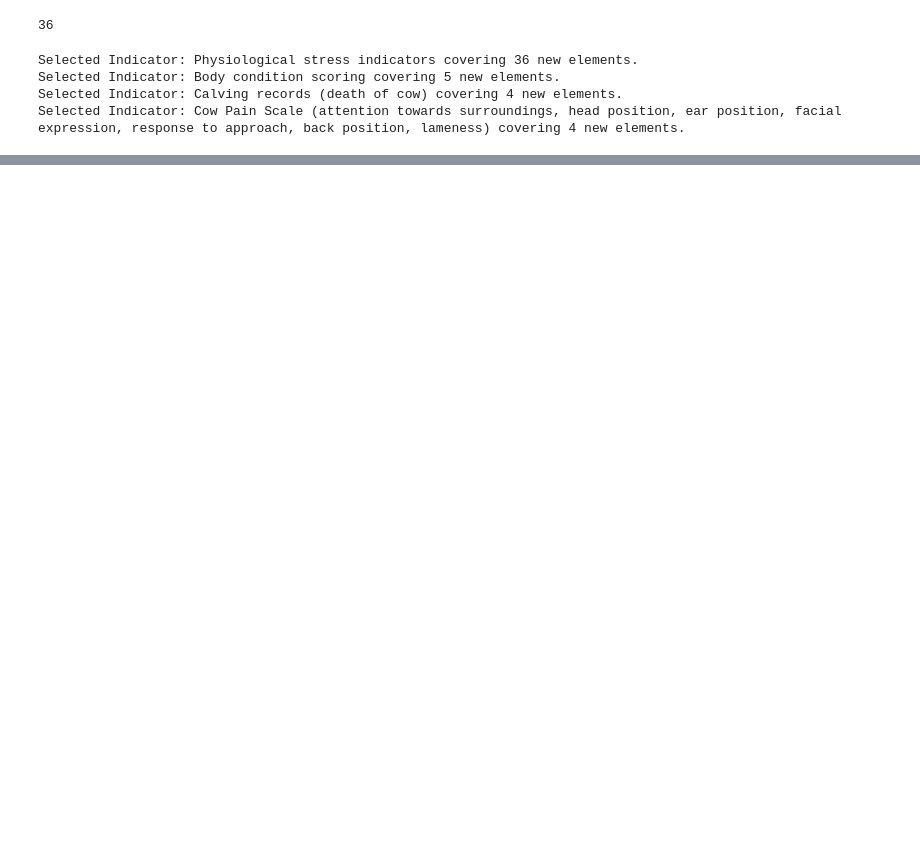
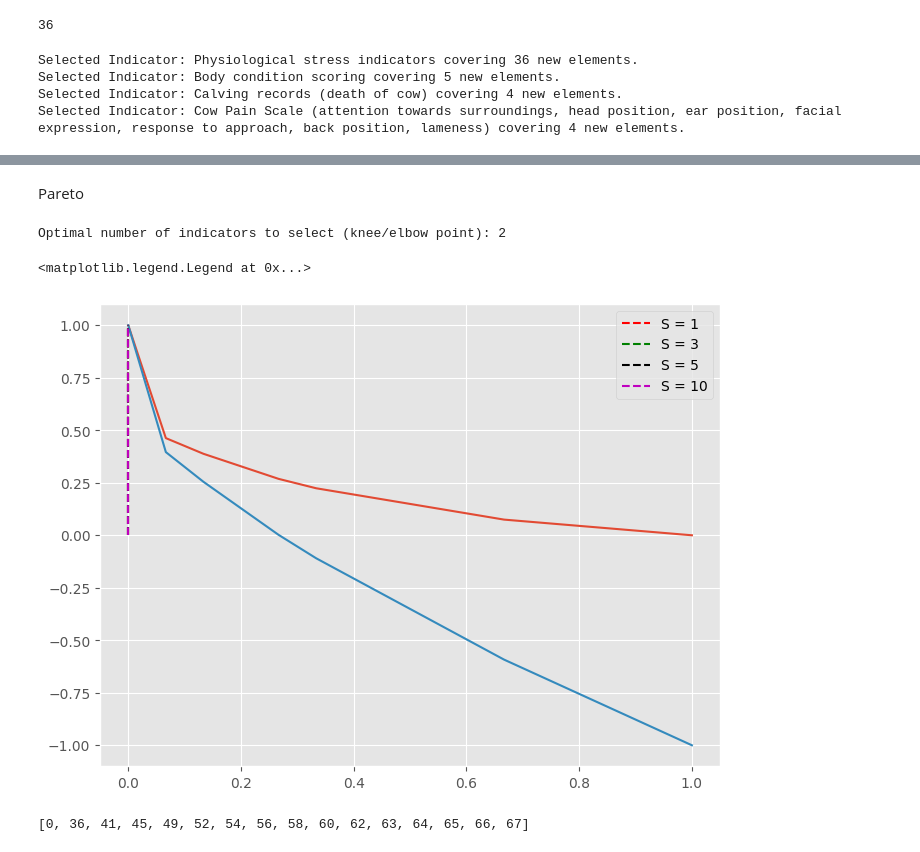
Before and after one commit to mentis-dev/welfare_indicators, a Jupyter notebook: notebook/simple.ipynb, the cells around one changed output, grey strips where cells are left out. Cells and saved outputs as stored; diff of their text form; code cells hidden in the pictures; blank space fills up the shorter version.

```diff
--- a/notebook/simple.ipynb
+++ b/notebook/simple.ipynb
@@ -233,0 +306,48 @@ Percentage Covered: 73.13%
+# %% [markdown]
+Pareto
+# %%
+from kneed import KneeLocator
+
+# Use KneeLocator to find the elbow point
+knee_locator = KneeLocator(range(len(coverage_progress)), coverage_progress, curve="concave", direction="increasing")
+optimal_point = knee_locator.knee
+
+print(f"Optimal number of indicators to select (knee/elbow point): {optimal_point}")
+# %% [output]
+Optimal number of indicators to select (knee/elbow point): 2
+# %%
+import numpy as np
+
+np.random.seed(23)
+
+sensitivity = [1, 3, 5, 10]
+knees = []
+norm_knees = []
+
+y = coverage_progress
+n = len(y)
+x = range(1, n + 1)
+
+for s in sensitivity:
+    kl = KneeLocator(x, y, curve="convex", direction="decreasing", S=s)
+    knees.append(kl.knee)
+    norm_knees.append(kl.norm_knee)
+
+
+import matplotlib.pyplot as plt
+
+plt.style.use("ggplot")
+plt.figure(figsize=(8, 6))
+plt.plot(kl.x_normalized, kl.y_normalized)
+plt.plot(kl.x_difference, kl.y_difference)
+colors = ["r", "g", "k", "m", "c", "orange"]
+for k, c, s in zip(norm_knees, colors, sensitivity):
+    plt.vlines(k, 0, 1, linestyles="--", colors=c, label=f"S = {s}")
+plt.legend()
+# %% [output]
+<matplotlib.legend.Legend at 0x...>
+[figure, added]
+# %%
+y
+# %% [output]
+[0, 36, 41, 45, 49, 52, 54, 56, 58, 60, 62, 63, 64, 65, 66, 67]
```
Also changed, not shown: parts of 14 cells of this notebook.
